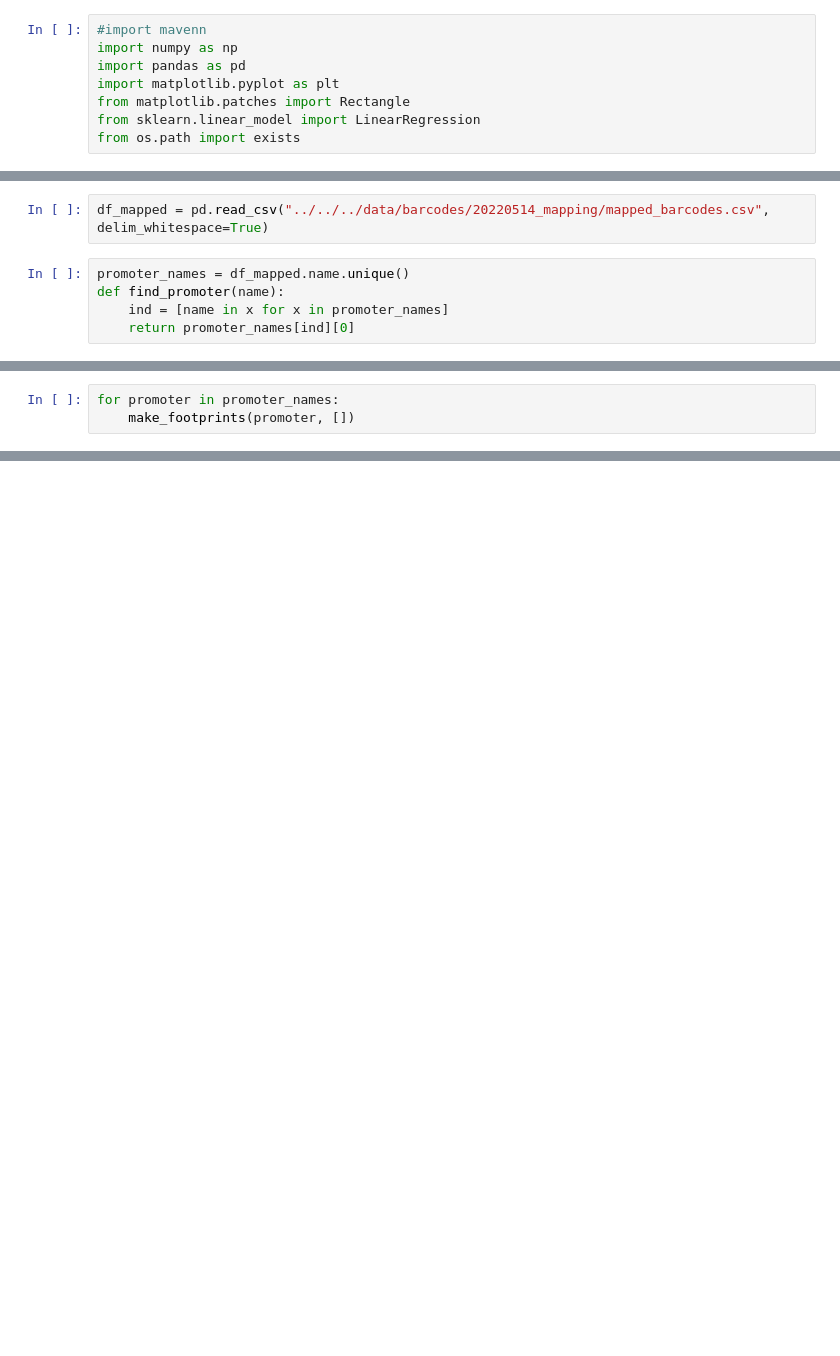
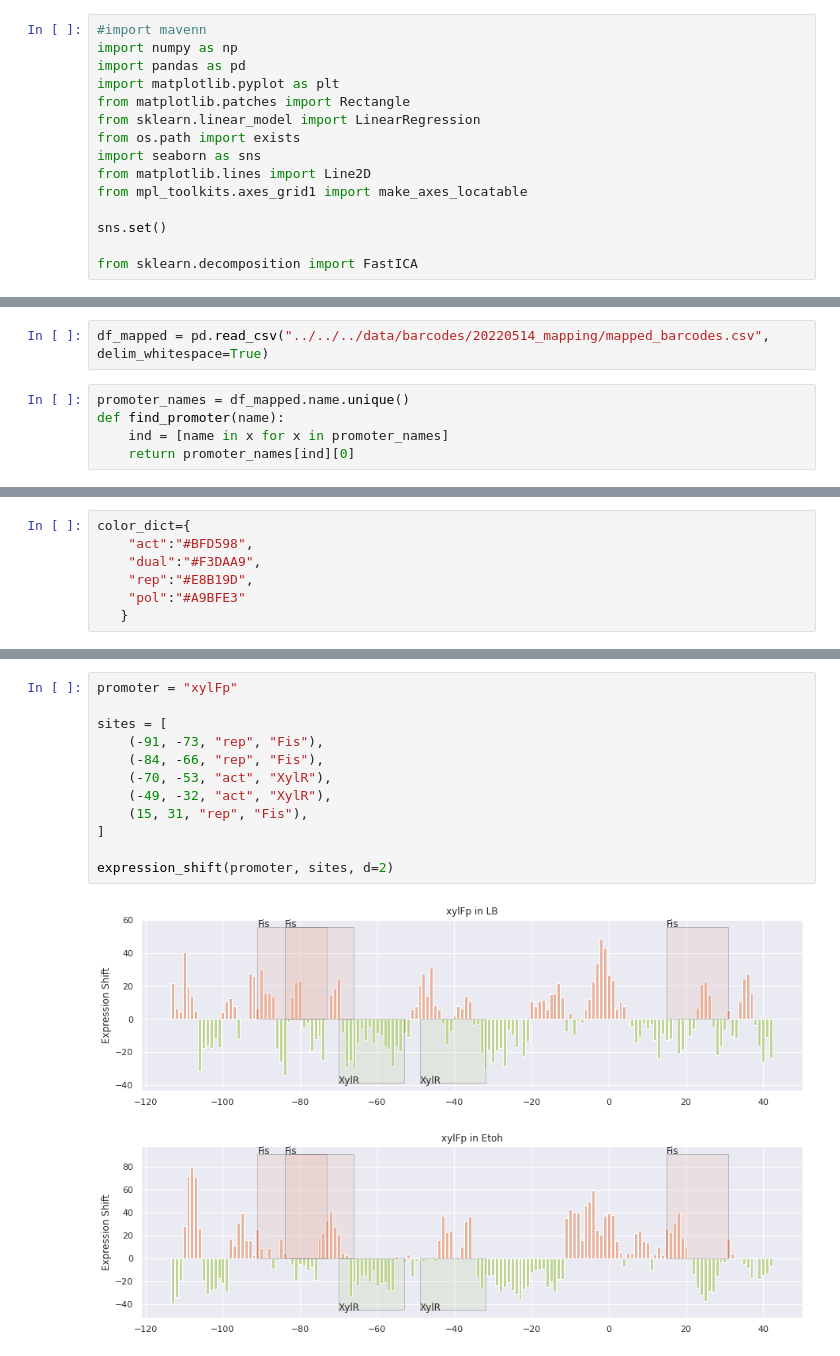
Before and after one commit to RPGroup-PBoC/Reg-Seq-2, a Jupyter notebook: code/processing/20221114_barcode/promoter_footprints.ipynb, the cells around one changed output, grey strips where cells are left out. Drawn from its saved outputs; the diff is of its cells as text; blank space fills up the shorter version.

Commit message:
footprints from delbruck

```diff
--- a/code/processing/20221114_barcode/promoter_footprints.ipynb
+++ b/code/processing/20221114_barcode/promoter_footprints.ipynb
@@ -6,3 +8,10 @@ import matplotlib.pyplot as plt
 from matplotlib.patches import Rectangle
 from sklearn.linear_model import LinearRegression
 from os.path import exists
+import seaborn as sns
+from matplotlib.lines import Line2D
+from mpl_toolkits.axes_grid1 import make_axes_locatable
+
+sns.set()
+
+from sklearn.decomposition import FastICA
@@ -20,3 +27,7 @@ True
-# %%
-for promoter in promoter_names:
-    make_footprints(promoter, [])
+# %%
+color_dict={
+    "act":"#BFD598",
+    "dual":"#F3DAA9",
+    "rep":"#E8B19D",
+    "pol":"#A9BFE3"
+   }
@@ -22,0 +157,15 @@ for promoter in promoter_names:
+# %%
+promoter = "xylFp"
+
+sites = [
+    (-91, -73, "rep", "Fis"),
+    (-84, -66, "rep", "Fis"),
+    (-70, -53, "act", "XylR"),
+    (-49, -32, "act", "XylR"),
+    (15, 31, "rep", "Fis"),
+]
+
+expression_shift(promoter, sites, d=2)
+# %% [output]
+[figure, added]
+[figure, added]
```
Also changed, not shown: parts of 57 cells of this notebook.
